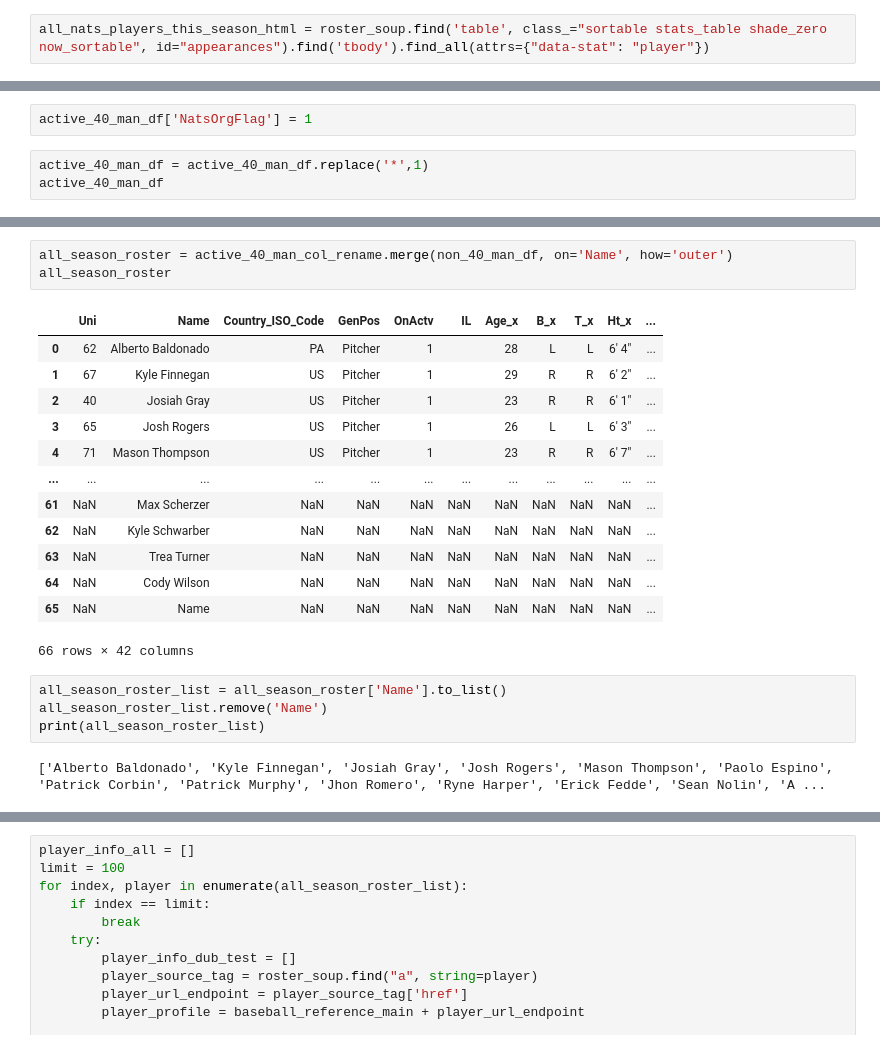
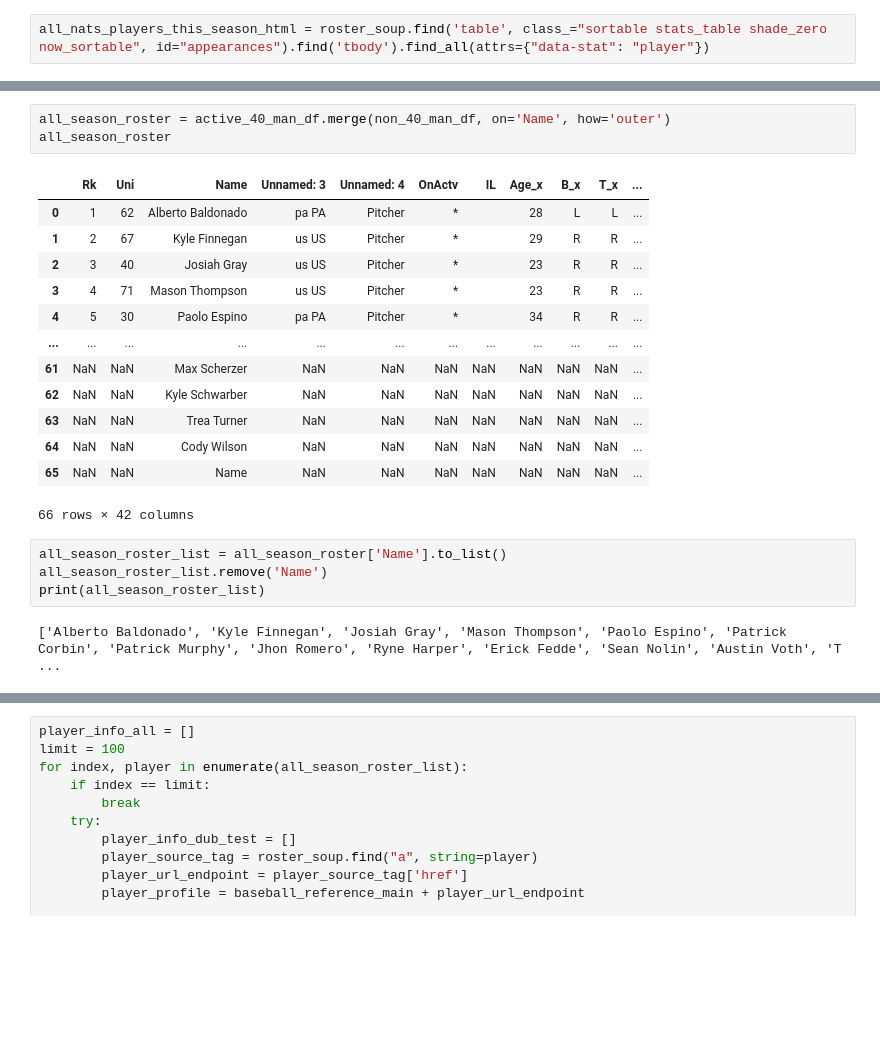
Before and after one commit to tah96/washington-nationals, a Jupyter notebook: PlayerInfoScraping.ipynb, the cells around one changed output, grey strips where cells are left out. Saved outputs shown, nothing was run; the diff lists cells and outputs as text; blank space fills up the shorter version.

```diff
--- a/PlayerInfoScraping.ipynb
+++ b/PlayerInfoScraping.ipynb
@@ -72,8 +65,3 @@ active_40_man_df
 | 42 | 43 | 16 | Victor Robles | do DO | Position |  |  | 24 | R | R | ... |
 | 43 | 44 | 0 | Mike Ford | us US | Position |  |  | 28 | L | R | ... |
 | 44 | 45 | 45 | Yasel Antuna | do DO | Position |  |  | 21 | S | R | ... |
-# %%
-active_40_man_df['NatsOrgFlag'] = 1
-# %%
-active_40_man_df = active_40_man_df.replace('*',1)
-active_40_man_df
@@ -164,25 +88,25 @@ non_40_man_df
 | 59 | Name | Age |  | B | T | Ht | Wt | DoB | Yrs | G | ... | ... |
 60 rows × 29 columns
 # %%
-all_season_roster = active_40_man_col_rename.merge(non_40_man_df, on='Name', how='outer')
+all_season_roster = active_40_man_df.merge(non_40_man_df, on='Name', how='outer')
 all_season_roster
 # %% [output]
-|  | Uni | Name | Country_ISO_Code | GenPos | OnActv | IL | Age_x | B_x | T_x | Ht_x | ... |
-| 0 | 62 | Alberto Baldonado | PA | Pitcher | 1 |  | 28 | L | L | 6' 4" | ... |
-| 1 | 67 | Kyle Finnegan | US | Pitcher | 1 |  | 29 | R | R | 6' 2" | ... |
-| 2 | 40 | Josiah Gray | US | Pitcher | 1 |  | 23 | R | R | 6' 1" | ... |
-| 3 | 65 | Josh Rogers | US | Pitcher | 1 |  | 26 | L | L | 6' 3" | ... |
-| 4 | 71 | Mason Thompson | US | Pitcher | 1 |  | 23 | R | R | 6' 7" | ... |
+|  | Rk | Uni | Name | Unnamed: 3 | Unnamed: 4 | OnActv | IL | Age_x | B_x | T_x | ... |
+| 0 | 1 | 62 | Alberto Baldonado | pa PA | Pitcher | * |  | 28 | L | L | ... |
+| 1 | 2 | 67 | Kyle Finnegan | us US | Pitcher | * |  | 29 | R | R | ... |
+| 2 | 3 | 40 | Josiah Gray | us US | Pitcher | * |  | 23 | R | R | ... |
+| 3 | 4 | 71 | Mason Thompson | us US | Pitcher | * |  | 23 | R | R | ... |
+| 4 | 5 | 30 | Paolo Espino | pa PA | Pitcher | * |  | 34 | R | R | ... |
 | ... | ... | ... | ... | ... | ... | ... | ... | ... | ... | ... | ... |
-| 61 | NaN | Max Scherzer | NaN | NaN | NaN | NaN | NaN | NaN | NaN | NaN | ... |
-| 62 | NaN | Kyle Schwarber | NaN | NaN | NaN | NaN | NaN | NaN | NaN | NaN | ... |
-| 63 | NaN | Trea Turner | NaN | NaN | NaN | NaN | NaN | NaN | NaN | NaN | ... |
-| 64 | NaN | Cody Wilson | NaN | NaN | NaN | NaN | NaN | NaN | NaN | NaN | ... |
-| 65 | NaN | Name | NaN | NaN | NaN | NaN | NaN | NaN | NaN | NaN | ... |
+| 61 | NaN | NaN | Max Scherzer | NaN | NaN | NaN | NaN | NaN | NaN | NaN | ... |
+| 62 | NaN | NaN | Kyle Schwarber | NaN | NaN | NaN | NaN | NaN | NaN | NaN | ... |
+| 63 | NaN | NaN | Trea Turner | NaN | NaN | NaN | NaN | NaN | NaN | NaN | ... |
+| 64 | NaN | NaN | Cody Wilson | NaN | NaN | NaN | NaN | NaN | NaN | NaN | ... |
+| 65 | NaN | NaN | Name | NaN | NaN | NaN | NaN | NaN | NaN | NaN | ... |
 66 rows × 42 columns
 # %%
 all_season_roster_list = all_season_roster['Name'].to_list()
 all_season_roster_list.remove('Name')
 print(all_season_roster_list)
 # %% [output]
-['Alberto Baldonado', 'Kyle Finnegan', 'Josiah Gray', 'Josh Rogers', 'Mason Thompson', 'Paolo Espino', 'Patrick Corbin', 'Patrick Murphy', 'Jhon Romero', 'Ryne Harper', 'Erick Fedde', 'Sean Nolin', 'A ...
+['Alberto Baldonado', 'Kyle Finnegan', 'Josiah Gray', 'Mason Thompson', 'Paolo Espino', 'Patrick Corbin', 'Patrick Murphy', 'Jhon Romero', 'Ryne Harper', 'Erick Fedde', 'Sean Nolin', 'Austin Voth', 'T ...
```
Also changed, not shown: parts of 39 cells of this notebook, 3 other files.
